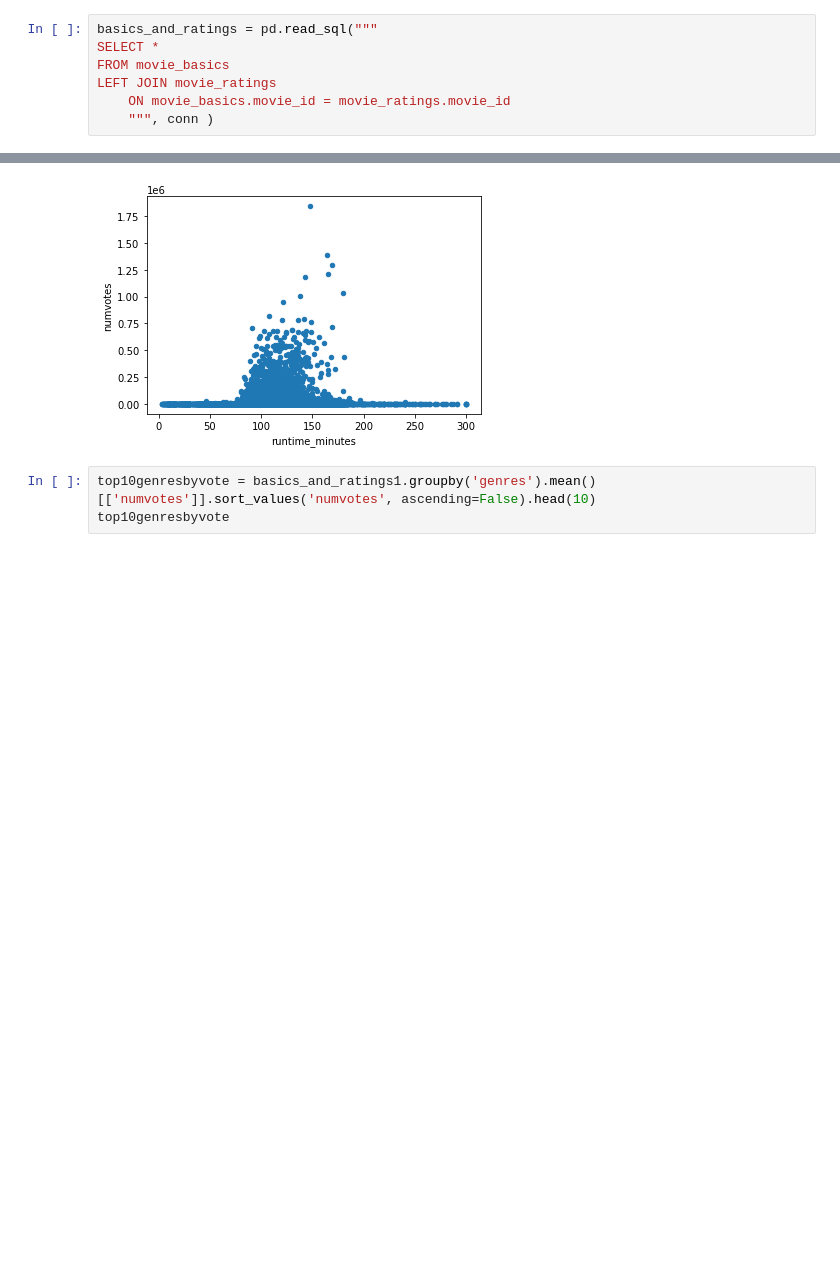
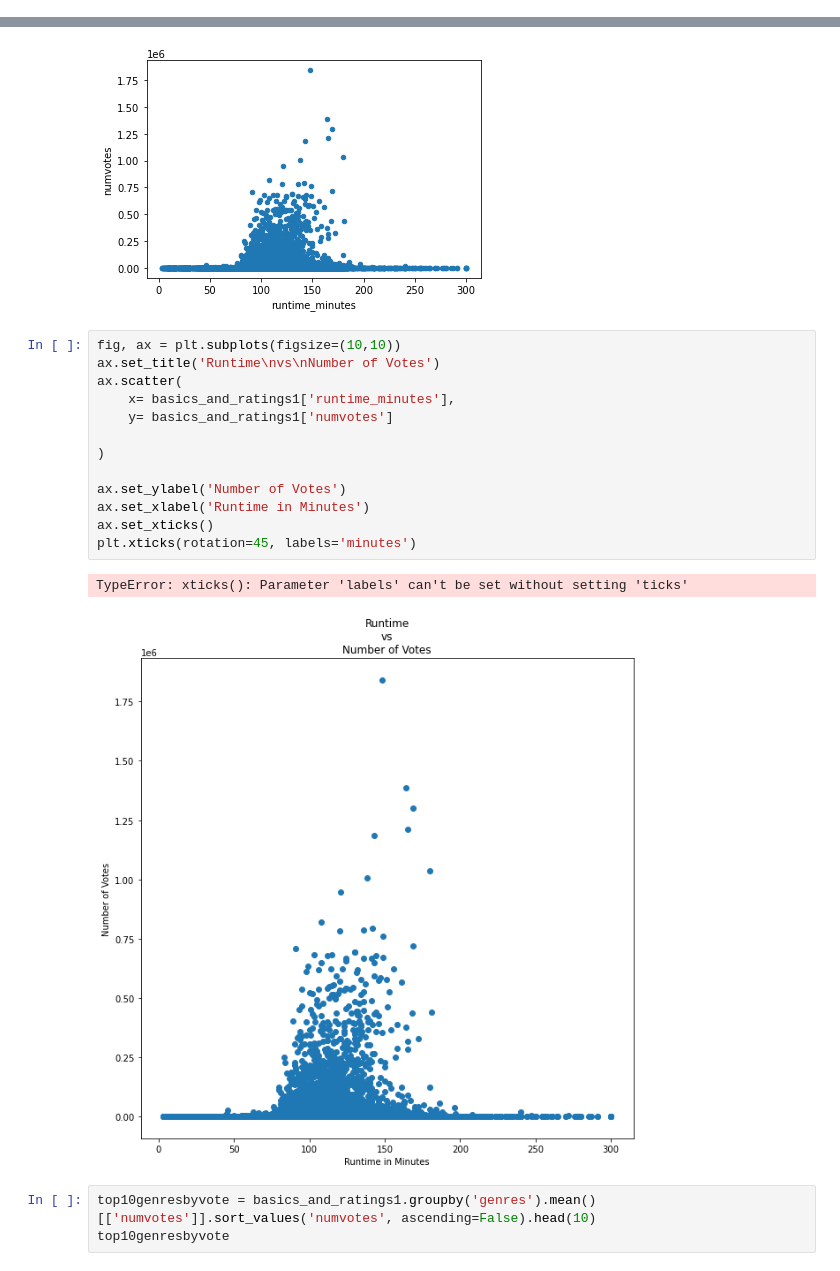
Before and after one commit to pschulk/Microsoft_Studio_Analysis_Phase_1, a Jupyter notebook: djtestnotebook.ipynb, the cells around one changed output, grey strips where cells are left out. Saved outputs shown, nothing was run; the diff lists cells and outputs as text; blank space fills up the shorter version.

```diff
--- a/djtestnotebook.ipynb
+++ b/djtestnotebook.ipynb
@@ -620,10 +675,3 @@ pd.read_sql("""SELECT name FROM sqlite_master WHERE type = 'table';""", conn)
 | 5 | persons |
 | 6 | principals |
 | 7 | writers |
-# %%
-basics_and_ratings = pd.read_sql("""
-SELECT *
-FROM movie_basics
-LEFT JOIN movie_ratings
-    ON movie_basics.movie_id = movie_ratings.movie_id
-    """, conn )
@@ -694,6 +746,22 @@ basics_and_ratings1.plot.scatter('runtime_minutes', 'numvotes')
 # %% [output]
 <AxesSubplot:xlabel='runtime_minutes', ylabel='numvotes'>
 [figure]
+# %%
+fig, ax = plt.subplots(figsize=(10,10))
+ax.set_title('Runtime\nvs\nNumber of Votes')
+ax.scatter(
+    x= basics_and_ratings1['runtime_minutes'],
+    y= basics_and_ratings1['numvotes']
+
+)
+
+ax.set_ylabel('Number of Votes')
+ax.set_xlabel('Runtime in Minutes')
+ax.set_xticks()
+plt.xticks(rotation=45, labels='minutes')
+# %% [output]
+TypeError: xticks(): Parameter 'labels' can't be set without setting 'ticks'
+[figure, added]
 # %%
 top10genresbyvote = basics_and_ratings1.groupby('genres').mean()[['numvotes']].sort_values('numvotes', ascending=False).head(10)
 top10genresbyvote
```
Also changed, not shown: parts of 31 cells of this notebook.
